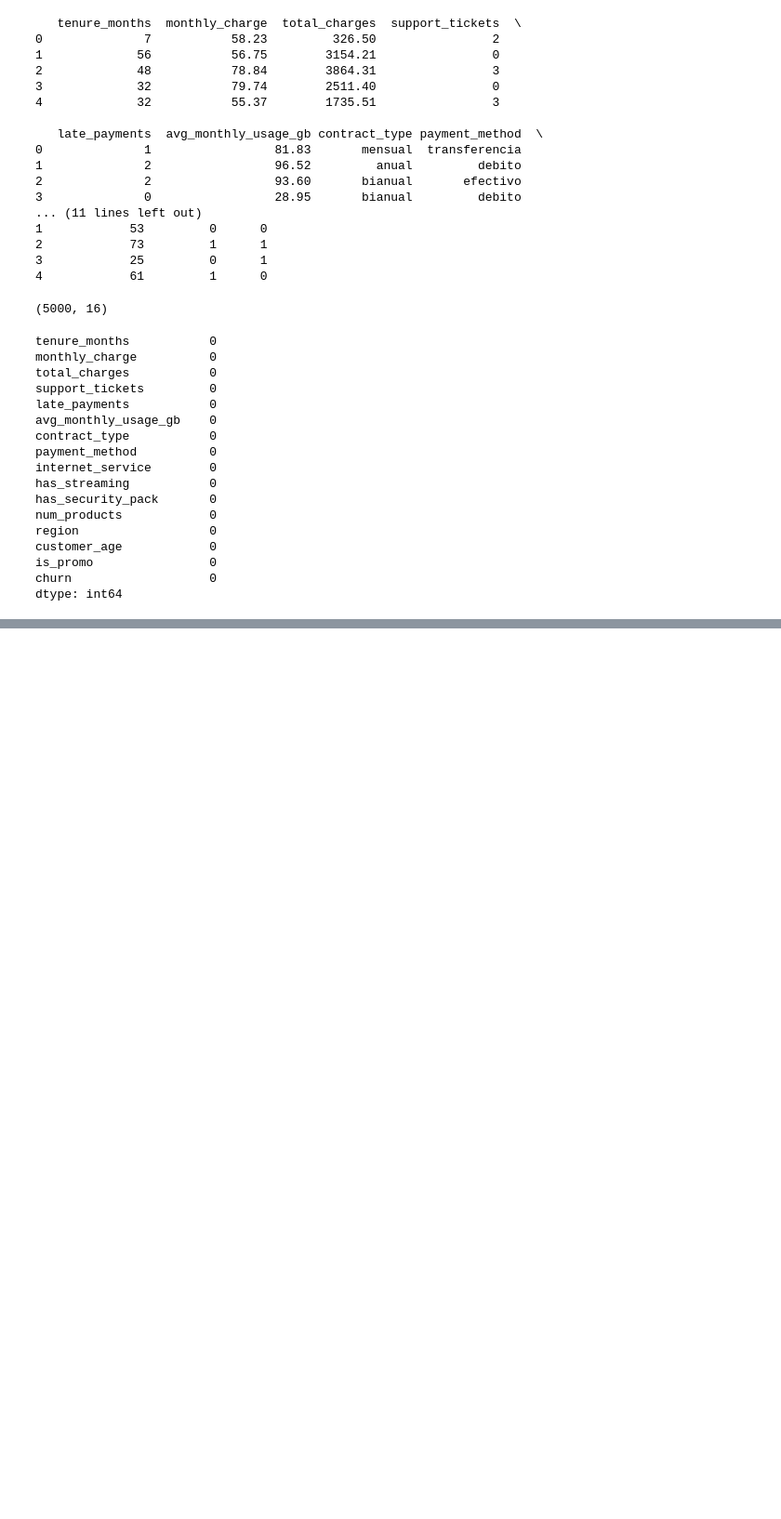
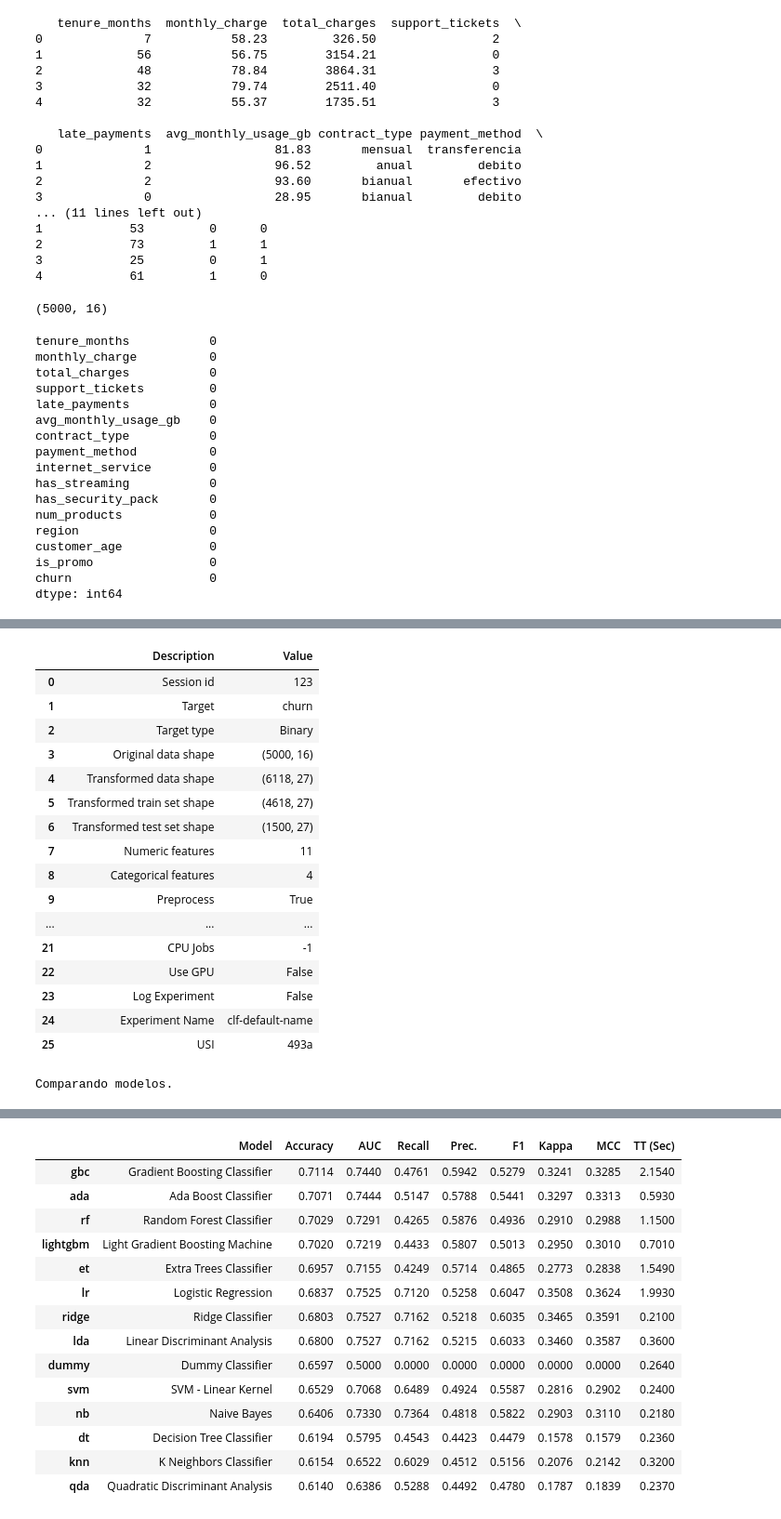
Before and after one commit to JuanManuelResquin84/Portafolio_03_Proyecto_AndesLink_MLOps, a Jupyter notebook: notebooks/01_EDA_AndesLink.ipynb, the cells around one changed output, grey strips where cells are left out. Shown at 93% size. Saved outputs shown, nothing was run; the diff lists cells and outputs as text; code cells hidden in the pictures; blank space fills up the shorter version.

```diff
--- a/notebooks/01_EDA_AndesLink.ipynb
+++ b/notebooks/01_EDA_AndesLink.ipynb
@@ -199,0 +112,38 @@ weighted avg       0.71      0.71      0.66      1000
+# %%
+from pycaret.classification import *
+
+# Configuración del setup, sin MLflow para evitar errores
+# PyCaret hará el encoding (dummies) y el escalado automáticamente
+s = setup(
+    data = df,
+    target = 'churn',
+    session_id = 123,
+    fix_imbalance = True, # Mejora las clases desbalanceadas
+    normalize = True,     # Para normalizar variables numéricas
+    log_experiment = False, # Desactivo MLflow
+    html = True
+)
+
+# Comparación de modelos
+# Esto te mostrará la tabla con Accuracy, AUC, Recall, Precision, F1 y Kappa
+print("Comparando modelos.")
+best_model = compare_models()
+# %% [output]
+|  | Description | Value |
+| 0 | Session id | 123 |
+| 1 | Target | churn |
+| 2 | Target type | Binary |
+| 3 | Original data shape | (5000, 16) |
+| 4 | Transformed data shape | (6118, 27) |
+| 5 | Transformed train set shape | (4618, 27) |
+| 6 | Transformed test set shape | (1500, 27) |
+| 7 | Numeric features | 11 |
+| 8 | Categorical features | 4 |
+| 9 | Preprocess | True |
+| ... | ... | ... |
+| 21 | CPU Jobs | -1 |
+| 22 | Use GPU | False |
+| 23 | Log Experiment | False |
+| 24 | Experiment Name | clf-default-name |
+| 25 | USI | 493a |
+Comparando modelos.
@@ -199,0 +151,15 @@ weighted avg       0.71      0.71      0.66      1000
+|  | Model | Accuracy | AUC | Recall | Prec. | F1 | Kappa | MCC | TT (Sec) |
+| gbc | Gradient Boosting Classifier | 0.7114 | 0.7440 | 0.4761 | 0.5942 | 0.5279 | 0.3241 | 0.3285 | 2.1540 |
+| ada | Ada Boost Classifier | 0.7071 | 0.7444 | 0.5147 | 0.5788 | 0.5441 | 0.3297 | 0.3313 | 0.5930 |
+| rf | Random Forest Classifier | 0.7029 | 0.7291 | 0.4265 | 0.5876 | 0.4936 | 0.2910 | 0.2988 | 1.1500 |
+| lightgbm | Light Gradient Boosting Machine | 0.7020 | 0.7219 | 0.4433 | 0.5807 | 0.5013 | 0.2950 | 0.3010 | 0.7010 |
+| et | Extra Trees Classifier | 0.6957 | 0.7155 | 0.4249 | 0.5714 | 0.4865 | 0.2773 | 0.2838 | 1.5490 |
+| lr | Logistic Regression | 0.6837 | 0.7525 | 0.7120 | 0.5258 | 0.6047 | 0.3508 | 0.3624 | 1.9930 |
+| ridge | Ridge Classifier | 0.6803 | 0.7527 | 0.7162 | 0.5218 | 0.6035 | 0.3465 | 0.3591 | 0.2100 |
+| lda | Linear Discriminant Analysis | 0.6800 | 0.7527 | 0.7162 | 0.5215 | 0.6033 | 0.3460 | 0.3587 | 0.3600 |
+| dummy | Dummy Classifier | 0.6597 | 0.5000 | 0.0000 | 0.0000 | 0.0000 | 0.0000 | 0.0000 | 0.2640 |
+| svm | SVM - Linear Kernel | 0.6529 | 0.7068 | 0.6489 | 0.4924 | 0.5587 | 0.2816 | 0.2902 | 0.2400 |
+| nb | Naive Bayes | 0.6406 | 0.7330 | 0.7364 | 0.4818 | 0.5822 | 0.2903 | 0.3110 | 0.2180 |
+| dt | Decision Tree Classifier | 0.6194 | 0.5795 | 0.4543 | 0.4423 | 0.4479 | 0.1578 | 0.1579 | 0.2360 |
+| knn | K Neighbors Classifier | 0.6154 | 0.6522 | 0.6029 | 0.4512 | 0.5156 | 0.2076 | 0.2142 | 0.3200 |
+| qda | Quadratic Discriminant Analysis | 0.6140 | 0.6386 | 0.5288 | 0.4492 | 0.4780 | 0.1787 | 0.1839 | 0.2370 |
```
Also changed, not shown: parts of 20 cells of this notebook, 4 other files.
